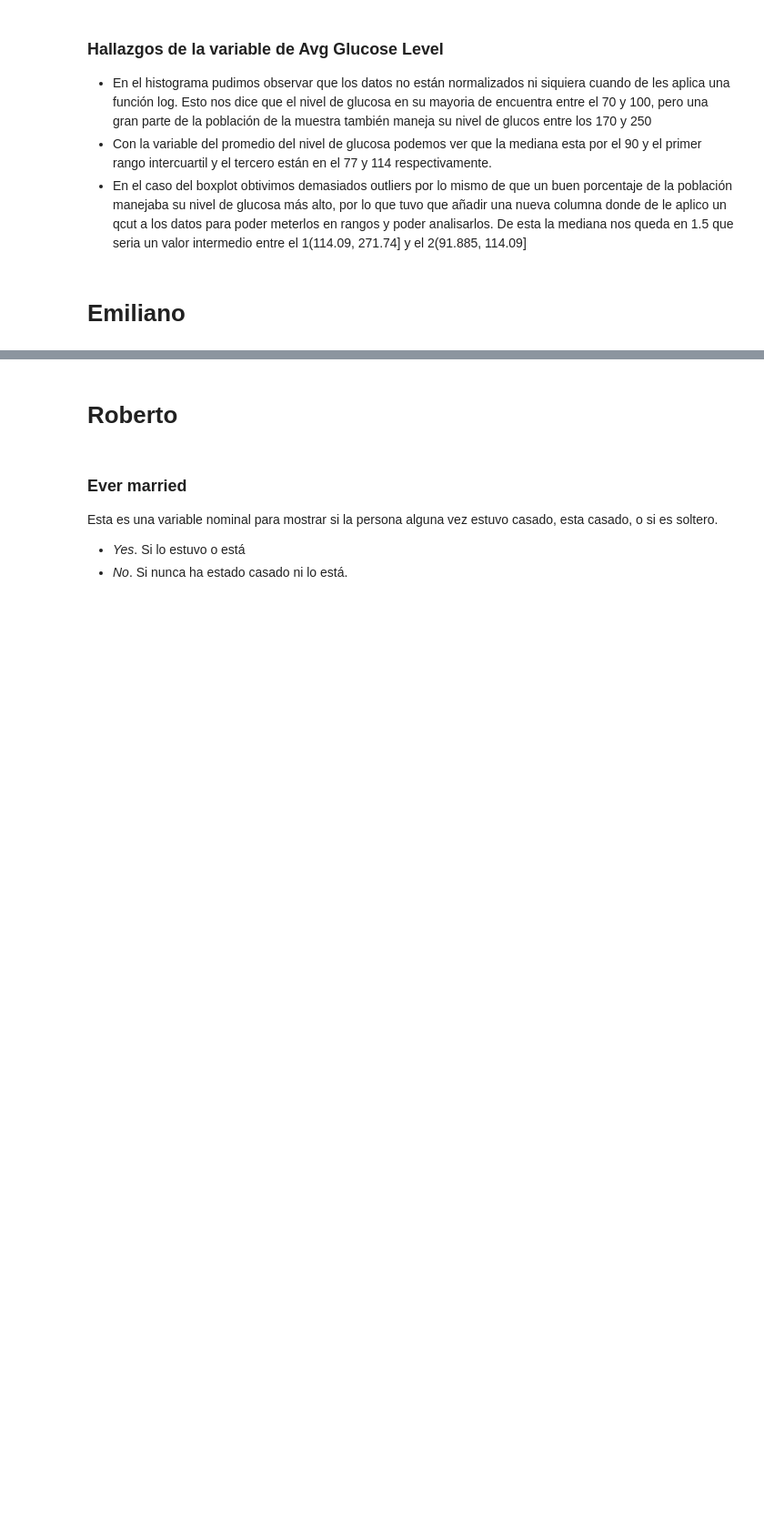
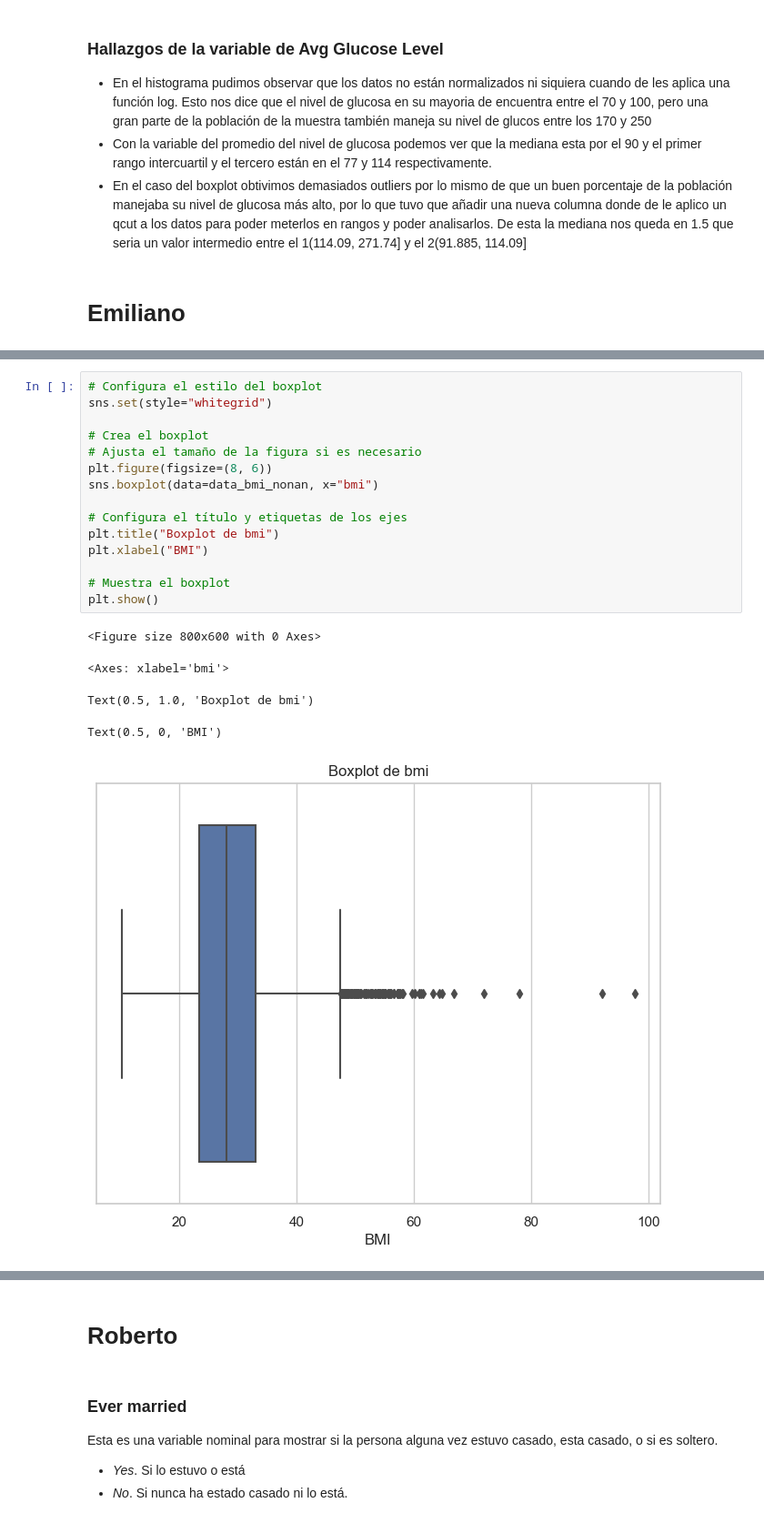
Before and after one commit to SamQuintero/PAD, a Jupyter notebook: analisis.ipynb, the cells around one changed output, grey strips where cells are left out. Shown at 91% size. Cells and saved outputs as stored; diff of their text form; blank space fills up the shorter version.

```diff
--- a/analisis.ipynb
+++ b/analisis.ipynb
@@ -601,0 +744,21 @@ sns.histplot(data=data, x="avg_glucose_level", hue='avg_glucose_bn',kde=True, el
+# %%
+# Configura el estilo del boxplot
+sns.set(style="whitegrid")
+
+# Crea el boxplot
+# Ajusta el tamaño de la figura si es necesario
+plt.figure(figsize=(8, 6))
+sns.boxplot(data=data_bmi_nonan, x="bmi")
+
+# Configura el título y etiquetas de los ejes
+plt.title("Boxplot de bmi")
+plt.xlabel("BMI")
+
+# Muestra el boxplot
+plt.show()
+# %% [output]
+<Figure size 800x600 with 0 Axes>
+<Axes: xlabel='bmi'>
+Text(0.5, 1.0, 'Boxplot de bmi')
+Text(0.5, 0, 'BMI')
+[figure, added]
```
Also changed, not shown: parts of 27 cells of this notebook.
